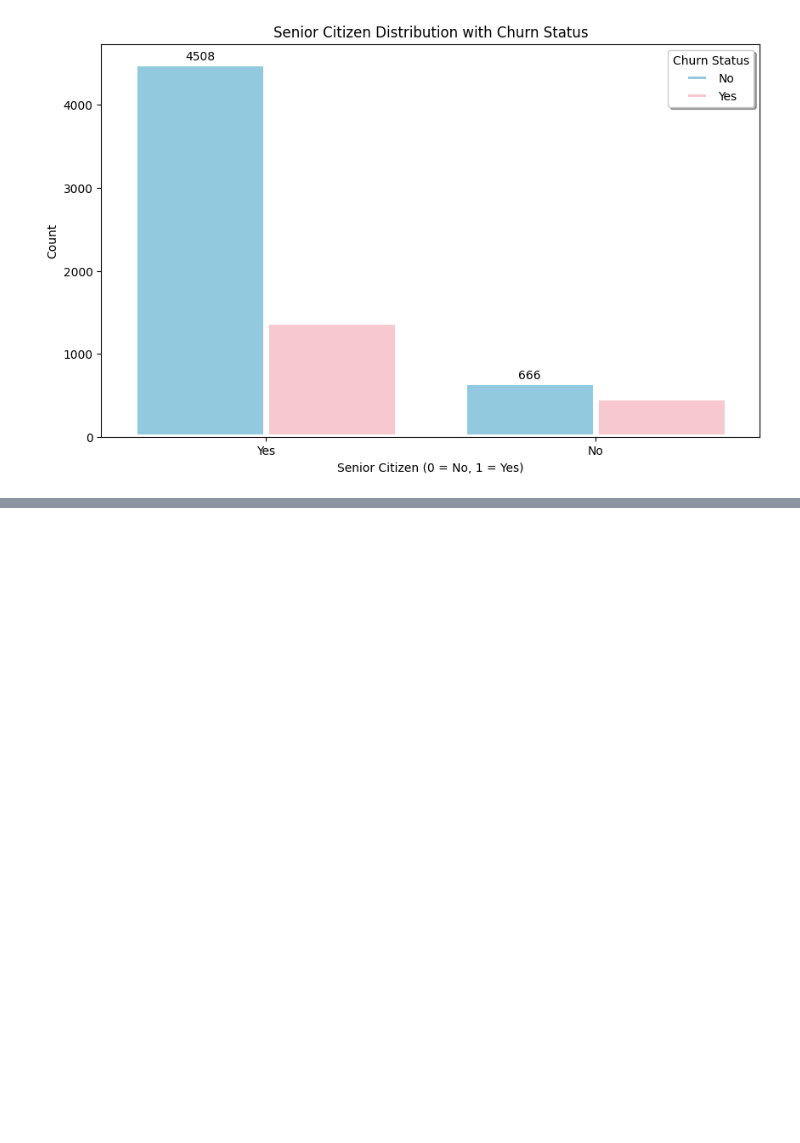
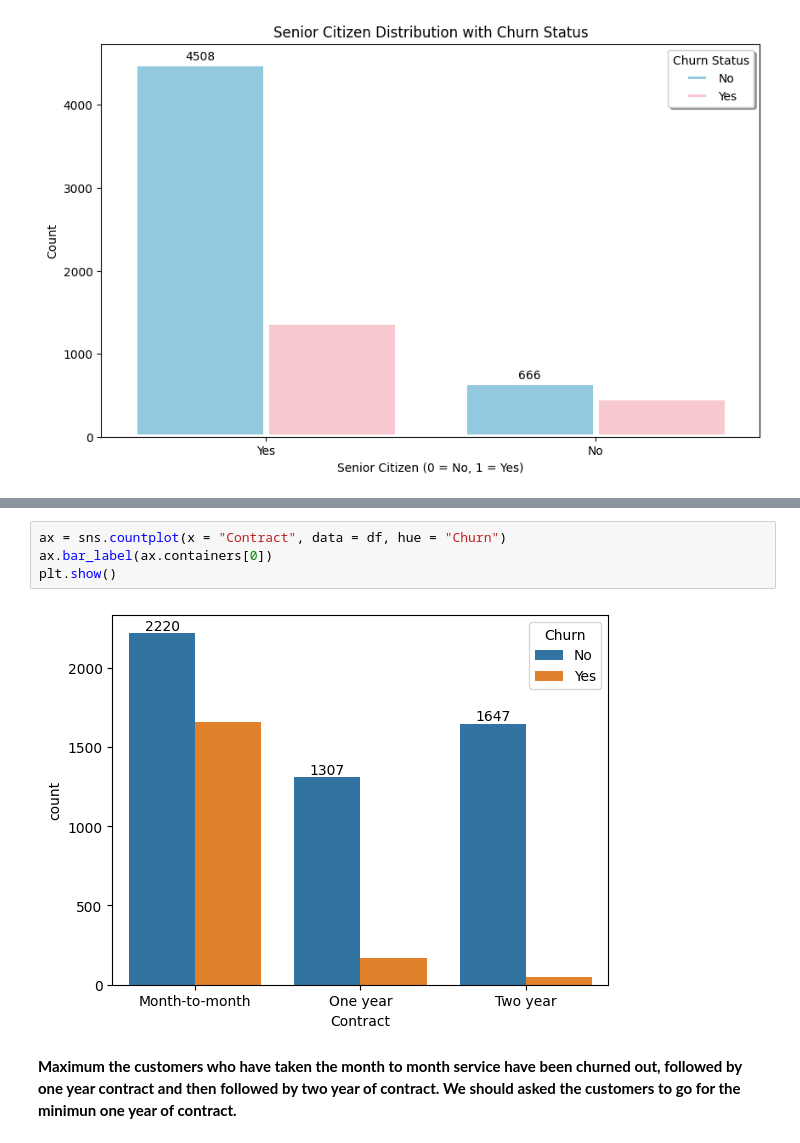
Before and after one commit to Jatingpt/Telecom-Customer-Churn-EDA-Project, a Jupyter notebook: Telecom_Customer_Churn_EDA_Project.ipynb, the cells around one changed output, grey strips where cells are left out. Saved outputs shown, nothing was run; the diff lists cells and outputs as text; blank space fills up the shorter version.

```diff
--- a/Telecom_Customer_Churn_EDA_Project.ipynb
+++ b/Telecom_Customer_Churn_EDA_Project.ipynb
@@ -394,0 +413,8 @@ plt.show()
+# %%
+ax = sns.countplot(x = "Contract", data = df, hue = "Churn")
+ax.bar_label(ax.containers[0])
+plt.show()
+# %% [output]
+[figure, added]
+# %% [markdown]
+**Maximum the customers who have taken the month to month service have been churned out, followed by one year contract and then followed by two year of contract. We should asked the customers to go for the minimun one year of contract.**
```
Also changed, not shown: parts of 12 cells of this notebook.
